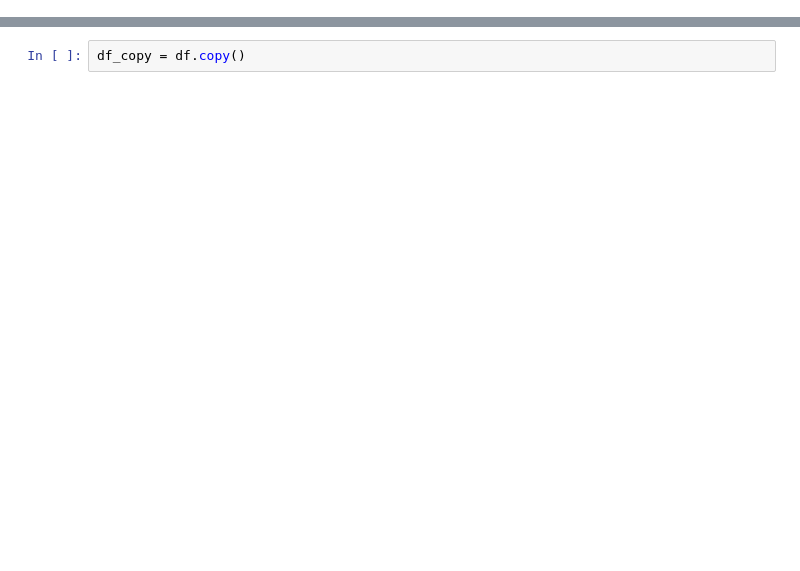
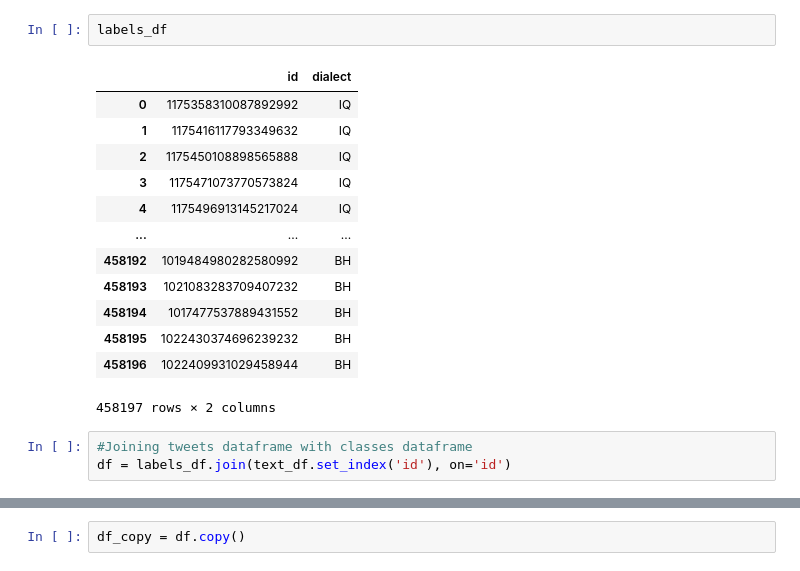
Before and after one commit to tamerm655/Arabic-dialect-identification, a Jupyter notebook: NoteBooks/DataPreprocessing.ipynb, the cells around one changed output, grey strips where cells are left out. Saved outputs shown, nothing was run; the diff lists cells and outputs as text; blank space fills up the shorter version.

```diff
--- a/NoteBooks/DataPreprocessing.ipynb
+++ b/NoteBooks/DataPreprocessing.ipynb
@@ -26,3 +33,22 @@ Mounted at /content/drive
+# %%
+labels_df
+# %% [output]
+|  | id | dialect |
+| 0 | 1175358310087892992 | IQ |
+| 1 | 1175416117793349632 | IQ |
+| 2 | 1175450108898565888 | IQ |
+| 3 | 1175471073770573824 | IQ |
+| 4 | 1175496913145217024 | IQ |
+| ... | ... | ... |
+| 458192 | 1019484980282580992 | BH |
+| 458193 | 1021083283709407232 | BH |
+| 458194 | 1017477537889431552 | BH |
+| 458195 | 1022430374696239232 | BH |
+| 458196 | 1022409931029458944 | BH |
+458197 rows × 2 columns
+# %%
+#Joining tweets dataframe with classes dataframe
+df = labels_df.join(text_df.set_index('id'), on='id')
 # %%
 df
 # %% [output]
```
Also changed, not shown: parts of 31 cells of this notebook.
